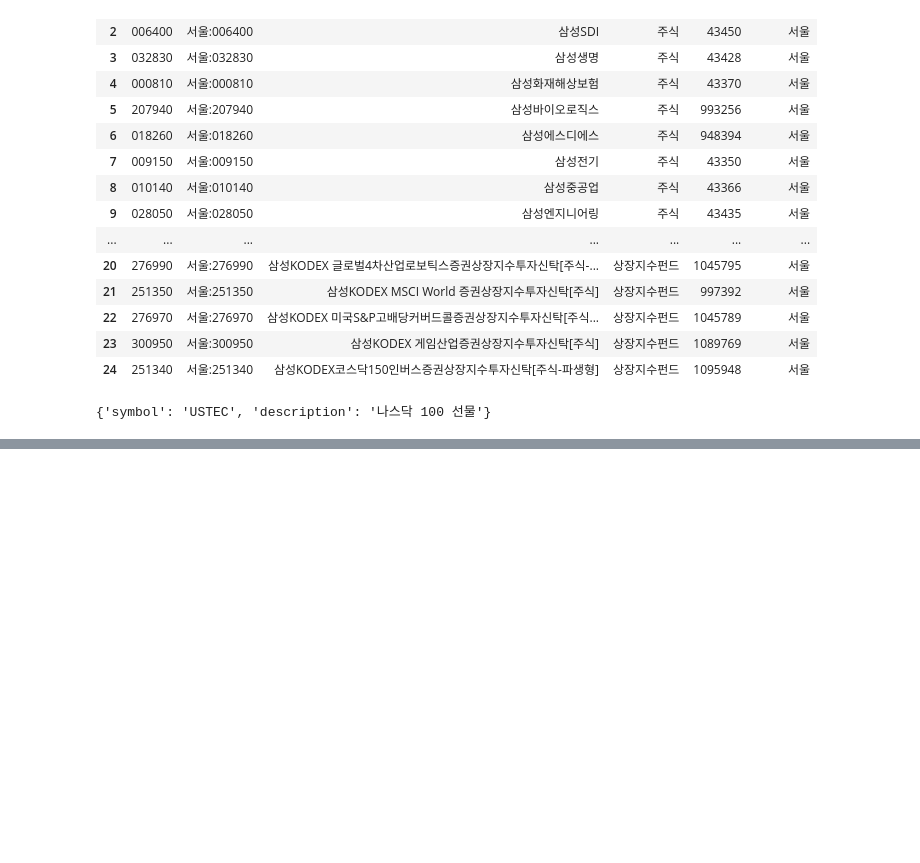
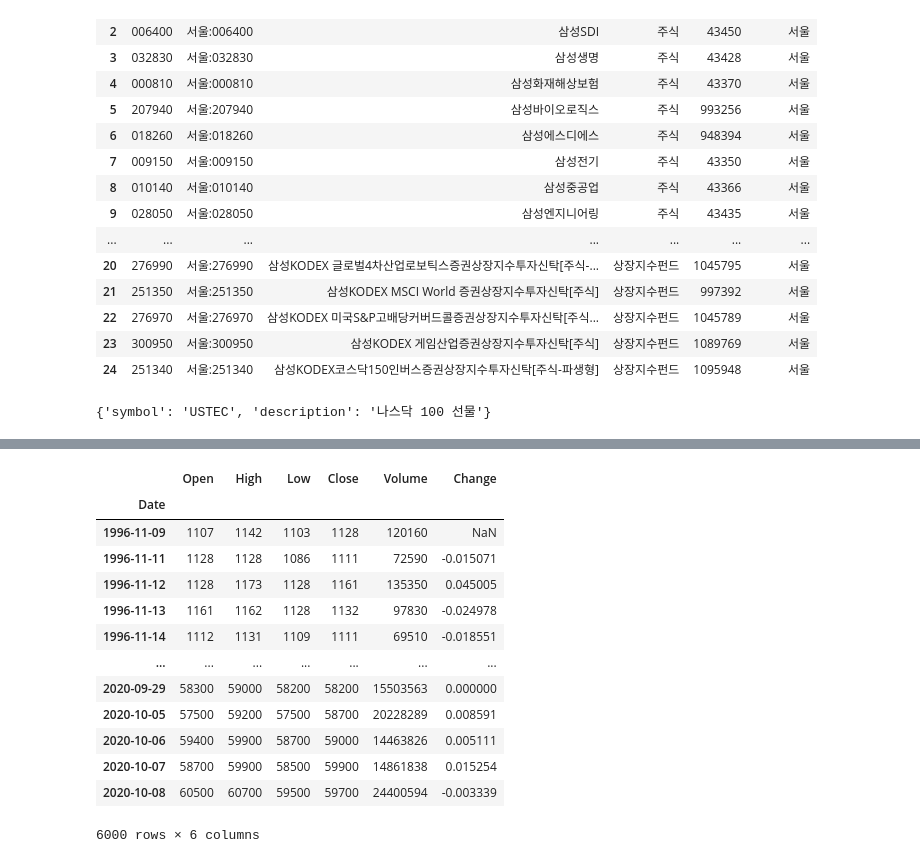
Before and after one commit to pickmoment/moondata, a Jupyter notebook: test.ipynb, the cells around one changed output, grey strips where cells are left out. Drawn from its saved outputs; the diff is of its cells as text; code cells hidden in the pictures; blank space fills up the shorter version.

```diff
--- a/test.ipynb
+++ b/test.ipynb
@@ -173,3 +171,20 @@ df_plot = df / df.iloc[0] - 1.0
 df_plot.iplot()
 # %% [output]
 [interactive output not drawn]
+# %%
+fdr.DataReader('005930')
+# %% [output]
+|  | Open | High | Low | Close | Volume | Change |
+| Date |  |  |  |  |  |  |
+| 1996-11-09 | 1107 | 1142 | 1103 | 1128 | 120160 | NaN |
+| 1996-11-11 | 1128 | 1128 | 1086 | 1111 | 72590 | -0.015071 |
+| 1996-11-12 | 1128 | 1173 | 1128 | 1161 | 135350 | 0.045005 |
+| 1996-11-13 | 1161 | 1162 | 1128 | 1132 | 97830 | -0.024978 |
+| 1996-11-14 | 1112 | 1131 | 1109 | 1111 | 69510 | -0.018551 |
+| ... | ... | ... | ... | ... | ... | ... |
+| 2020-09-29 | 58300 | 59000 | 58200 | 58200 | 15503563 | 0.000000 |
+| 2020-10-05 | 57500 | 59200 | 57500 | 58700 | 20228289 | 0.008591 |
+| 2020-10-06 | 59400 | 59900 | 58700 | 59000 | 14463826 | 0.005111 |
+| 2020-10-07 | 58700 | 59900 | 58500 | 59900 | 14861838 | 0.015254 |
+| 2020-10-08 | 60500 | 60700 | 59500 | 59700 | 24400594 | -0.003339 |
+6000 rows × 6 columns
```
Also changed, not shown: parts of 10 cells of this notebook, 1 other file.
